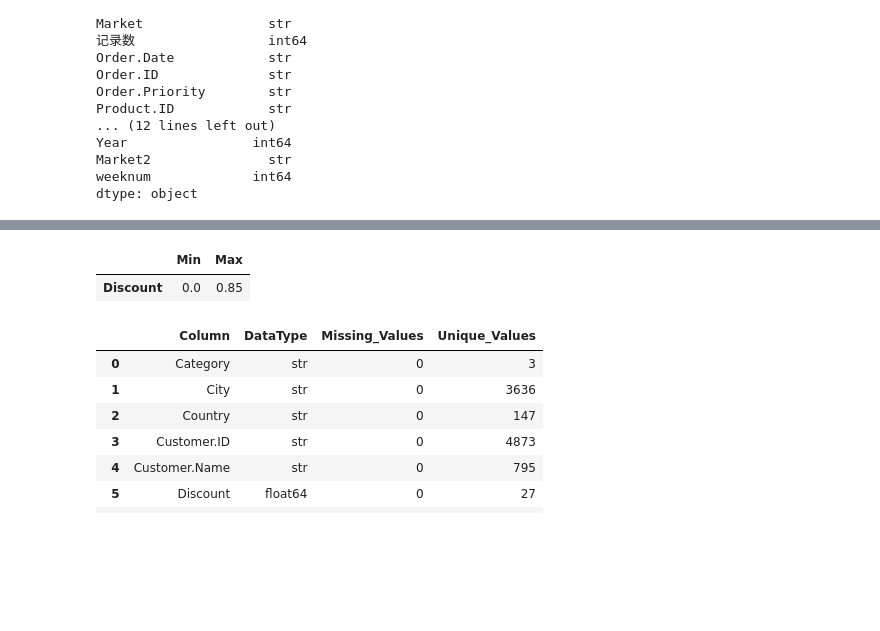
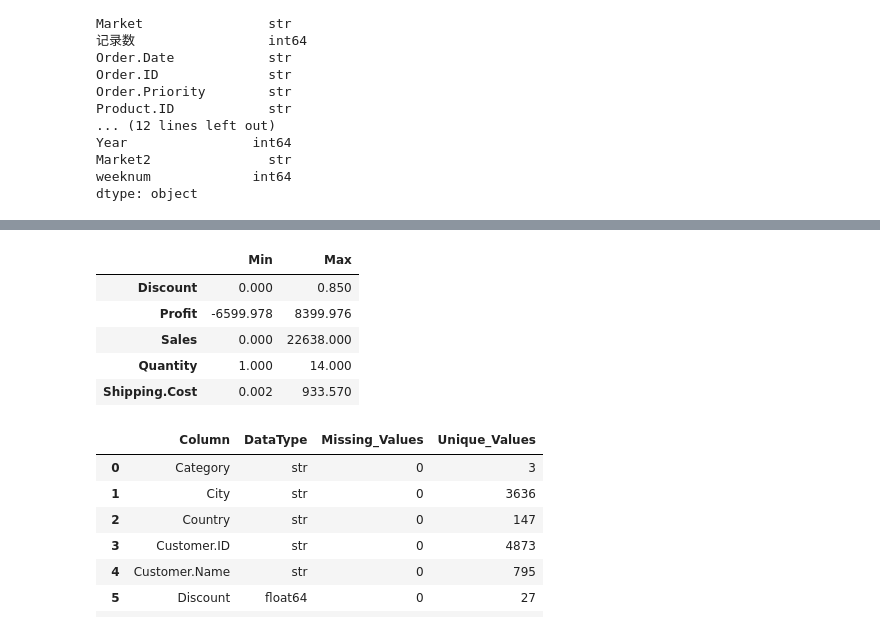
Before and after one commit to nayan-letscreate/HV-Projects, a Jupyter notebook: Graded Assignment on Exploratory Data Analysis.ipynb, the cells around one changed output, grey strips where cells are left out. Saved outputs shown, nothing was run; the diff lists cells and outputs as text; code cells hidden in the pictures; blank space fills up the shorter version.

```diff
--- a/Graded Assignment on Exploratory Data Analysis.ipynb
+++ b/Graded Assignment on Exploratory Data Analysis.ipynb
@@ -112,14 +95,18 @@ dtype: int64
 Duplicate Values:  0
 # %%
 range_check = pd.DataFrame({
-    "Min": df1[['Discount']].min(),
-    "Max": df1[['Discount']].max()
+    "Min": df1[['Discount', 'Profit', 'Sales', 'Quantity', 'Shipping.Cost']].min(),
+    "Max": df1[['Discount', 'Profit', 'Sales', 'Quantity', 'Shipping.Cost']].max()
 })
 
 range_check
 # %% [output]
 |  | Min | Max |
-| Discount | 0.0 | 0.85 |
+| Discount | 0.000 | 0.850 |
+| Profit | -6599.978 | 8399.976 |
+| Sales | 0.000 | 22638.000 |
+| Quantity | 1.000 | 14.000 |
+| Shipping.Cost | 0.002 | 933.570 |
 # %%
 eda_summary1 = pd.DataFrame({
     'Column': df1.columns,
```
Also changed, not shown: parts of 3 cells of this notebook.
